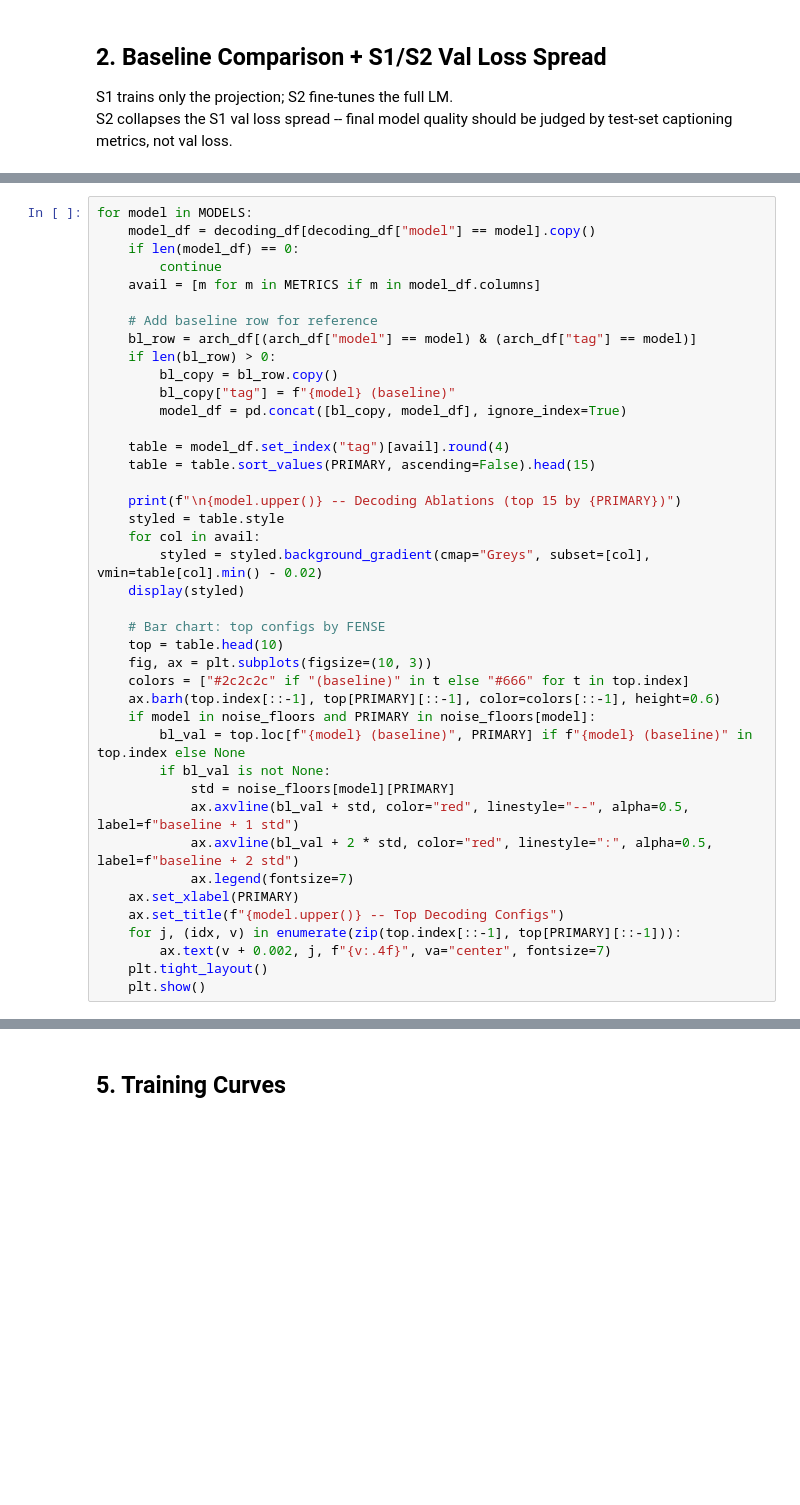
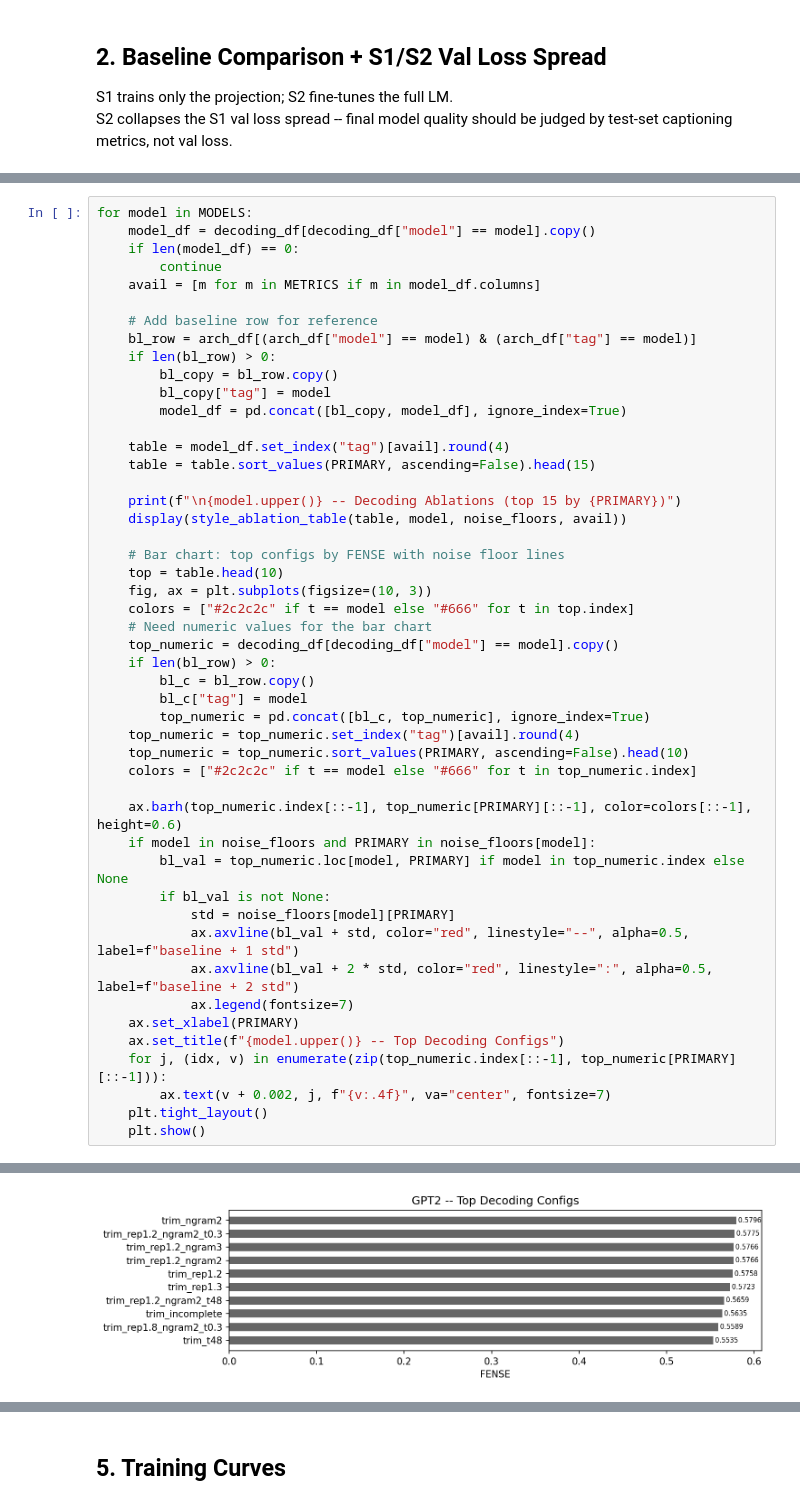
Before and after one commit to raccoon-42/audio-caption, a Jupyter notebook: notebooks/comparison.ipynb, the cells around one changed output, grey strips where cells are left out. Saved outputs shown, nothing was run; the diff lists cells and outputs as text; blank space fills up the shorter version.

```diff
--- a/notebooks/comparison.ipynb
+++ b/notebooks/comparison.ipynb
@@ -270,25 +317,32 @@ for model in MODELS:
     bl_row = arch_df[(arch_df["model"] == model) & (arch_df["tag"] == model)]
     if len(bl_row) > 0:
         bl_copy = bl_row.copy()
-        bl_copy["tag"] = f"{model} (baseline)"
+        bl_copy["tag"] = model
         model_df = pd.concat([bl_copy, model_df], ignore_index=True)
 
     table = model_df.set_index("tag")[avail].round(4)
     table = table.sort_values(PRIMARY, ascending=False).head(15)
 
     print(f"\n{model.upper()} -- Decoding Ablations (top 15 by {PRIMARY})")
-    styled = table.style
-    for col in avail:
-        styled = styled.background_gradient(cmap="Greys", subset=[col], vmin=table[col].min() - 0.02)
-    display(styled)
+    display(style_ablation_table(table, model, noise_floors, avail))
 
-    # Bar chart: top configs by FENSE
+    # Bar chart: top configs by FENSE with noise floor lines
     top = table.head(10)
     fig, ax = plt.subplots(figsize=(10, 3))
-    colors = ["#2c2c2c" if "(baseline)" in t else "#666" for t in top.index]
-    ax.barh(top.index[::-1], top[PRIMARY][::-1], color=colors[::-1], height=0.6)
+    colors = ["#2c2c2c" if t == model else "#666" for t in top.index]
+    # Need numeric values for the bar chart
+    top_numeric = decoding_df[decoding_df["model"] == model].copy()
+    if len(bl_row) > 0:
+        bl_c = bl_row.copy()
+        bl_c["tag"] = model
+        top_numeric = pd.concat([bl_c, top_numeric], ignore_index=True)
+    top_numeric = top_numeric.set_index("tag")[avail].round(4)
+    top_numeric = top_numeric.sort_values(PRIMARY, ascending=False).head(10)
+    colors = ["#2c2c2c" if t == model else "#666" for t in top_numeric.index]
+
+    ax.barh(top_numeric.index[::-1], top_numeric[PRIMARY][::-1], color=colors[::-1], height=0.6)
     if model in noise_floors and PRIMARY in noise_floors[model]:
-        bl_val = top.loc[f"{model} (baseline)", PRIMARY] if f"{model} (baseline)" in top.index else None
+        bl_val = top_numeric.loc[model, PRIMARY] if model in top_numeric.index else None
         if bl_val is not None:
             std = noise_floors[model][PRIMARY]
             ax.axvline(bl_val + std, color="red", linestyle="--", alpha=0.5, label=f"baseline + 1 std")
@@ -296,7 +350,8 @@ for model in MODELS:
             ax.legend(fontsize=7)
     ax.set_xlabel(PRIMARY)
     ax.set_title(f"{model.upper()} -- Top Decoding Configs")
-    for j, (idx, v) in enumerate(zip(top.index[::-1], top[PRIMARY][::-1])):
+    for j, (idx, v) in enumerate(zip(top_numeric.index[::-1], top_numeric[PRIMARY][::-1])):
         ax.text(v + 0.002, j, f"{v:.4f}", va="center", fontsize=7)
     plt.tight_layout()
     plt.show()
+# %% [output]
@@ -302,0 +376 @@ for model in MODELS:
+[figure, added]
```
Also changed, not shown: parts of 13 cells of this notebook, 1 other file.
